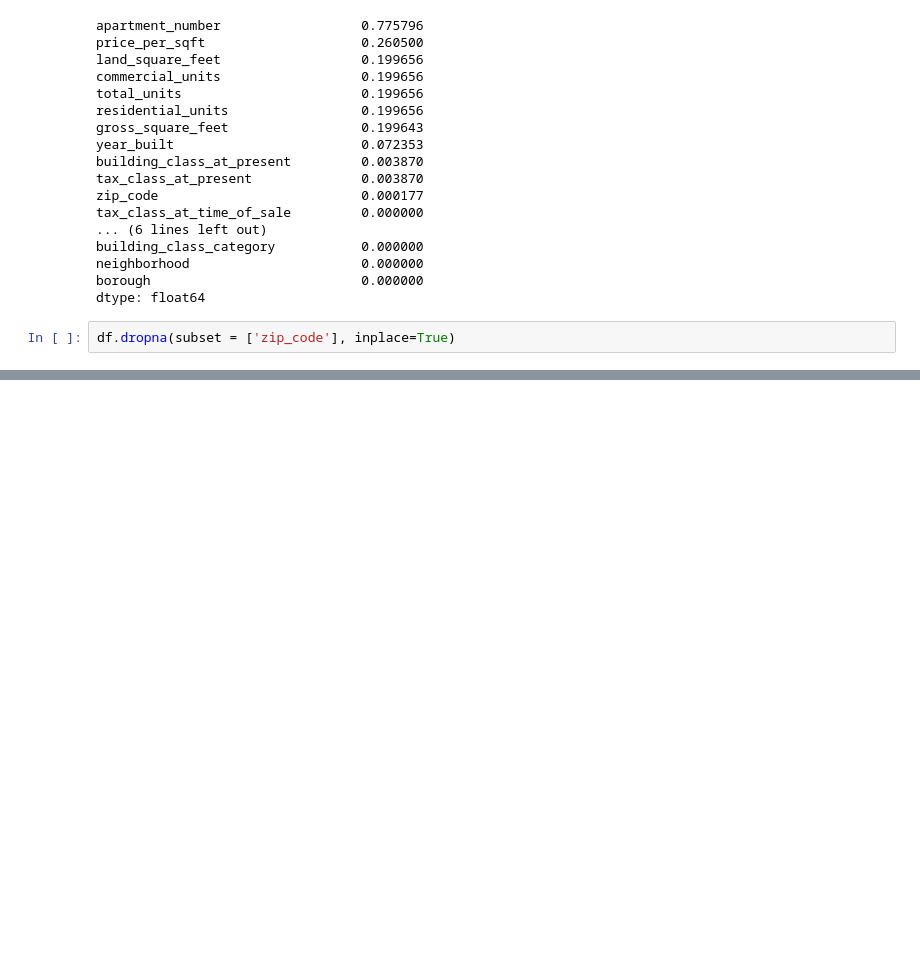
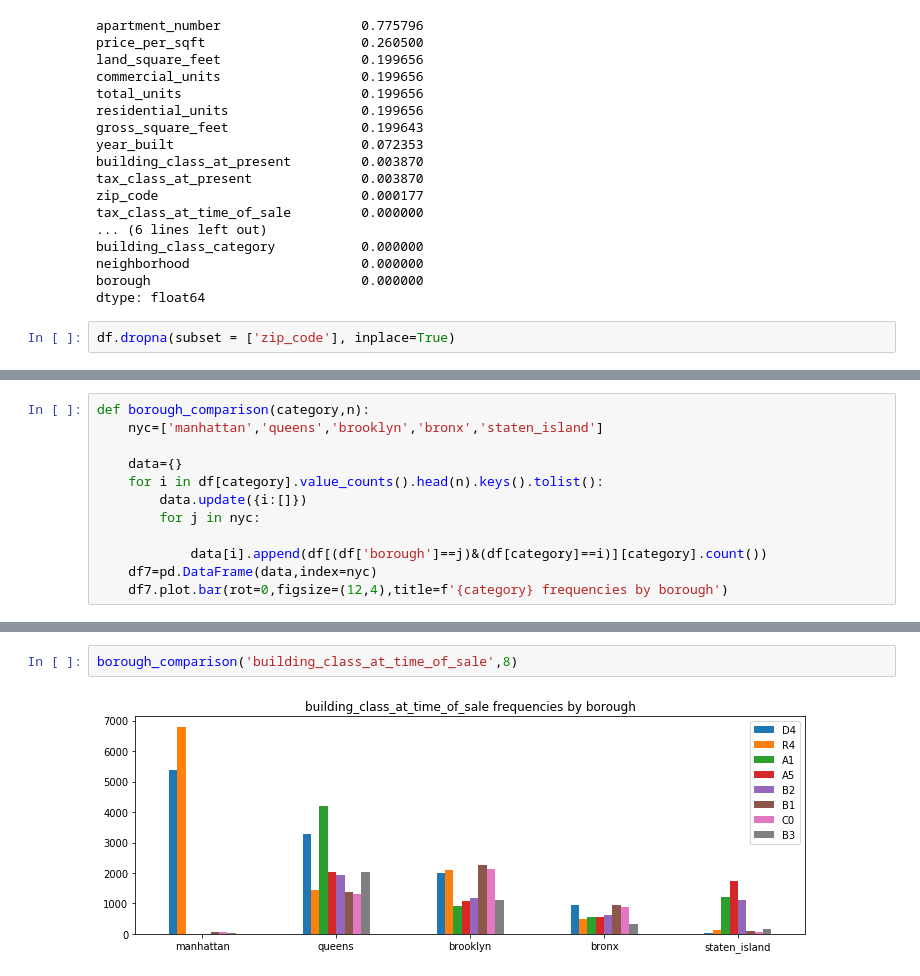
Before and after one commit to FredaXin/client_project, a Jupyter notebook: Jamie/EDA_nyc_dept.ipynb, the cells around one changed output, grey strips where cells are left out. Cells and saved outputs as stored; diff of their text form; blank space fills up the shorter version.

```diff
--- a/Jamie/EDA_nyc_dept.ipynb
+++ b/Jamie/EDA_nyc_dept.ipynb
@@ -209,0 +117,12 @@ df[((df['in_si']==True)|(df['in_mh']==True)|(df['in_qu']==True)|(df['in_bx']==Tr
+# %%
+def borough_comparison(category,n):
+    nyc=['manhattan','queens','brooklyn','bronx','staten_island']
+
+    data={}
+    for i in df[category].value_counts().head(n).keys().tolist():
+        data.update({i:[]})
+        for j in nyc:
+
+            data[i].append(df[(df['borough']==j)&(df[category]==i)][category].count())
+    df7=pd.DataFrame(data,index=nyc)
+    df7.plot.bar(rot=0,figsize=(12,4),title=f'{category} frequencies by borough')
@@ -209,0 +133,4 @@ df[((df['in_si']==True)|(df['in_mh']==True)|(df['in_qu']==True)|(df['in_bx']==Tr
+# %%
+borough_comparison('building_class_at_time_of_sale',8)
+# %% [output]
+[figure, added]
```
Also changed, not shown: parts of 79 cells of this notebook, 9 other files.
